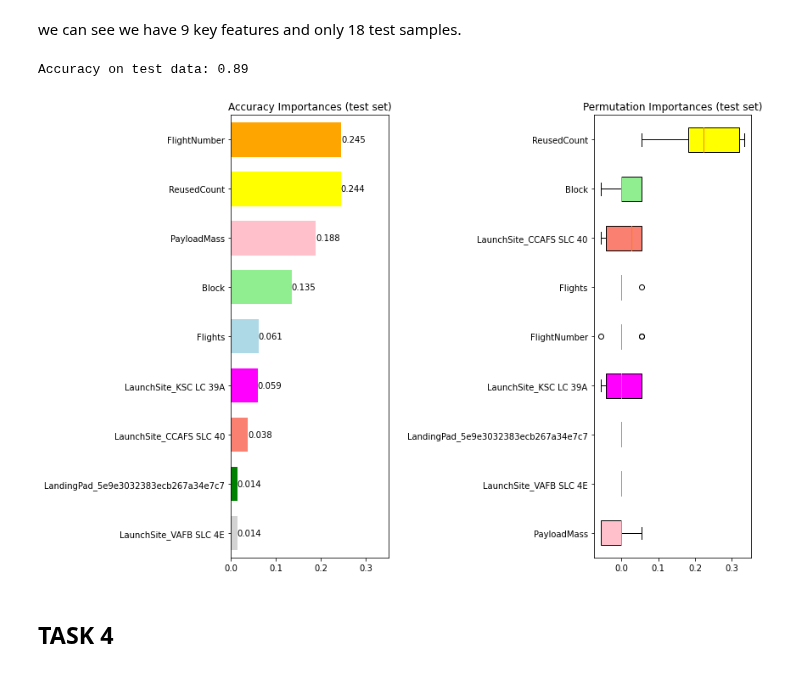
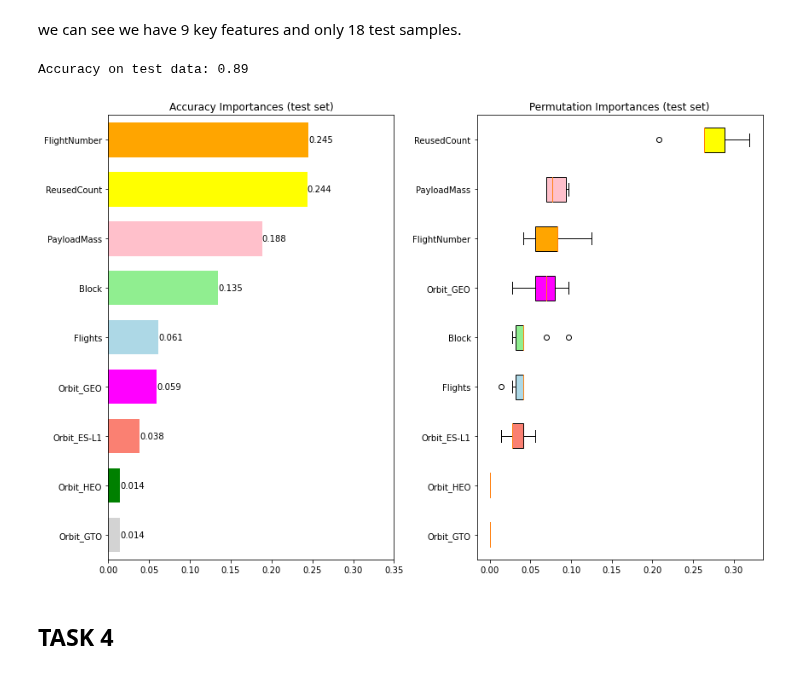
Before and after one commit to mattjcaron/Applied-Data-Science-Capstone, a Jupyter notebook: Machine Learning Prediction lab.ipynb, the cells around one changed output. Drawn from its saved outputs; the diff is of its cells as text; code cells hidden in the pictures.

```diff
--- a/Machine Learning Prediction lab.ipynb
+++ b/Machine Learning Prediction lab.ipynb
@@ -134,9 +129,9 @@ cn = ['Did Not Land','Landed']
 Class = data['Class']
 # %%
 # "VarianceThreshold is a simple baseline approach to improved feature selection whose variance doesn’t meet threshold for significance". SKLearn
-# Found that if we remove features that are either one or zero in more than 70% of our samples, random "noise" for modeling (see bar graphs below).
+# Found that if we remove features that are either one or zero in more than 70% of our samples we improve accruacy for modeling (see bar graphs below).
 from sklearn.feature_selection import VarianceThreshold
-X_new = VarianceThreshold(threshold=(.7 * (1 - .7))).fit_transform(X)
+X_new = VarianceThreshold(threshold=(.3 * (1 - .3))).fit_transform(X)
 X = X_new
 print(X.shape)
 # %% [output]
@@ -186,7 +181,7 @@ clf.fit(X_train, Y_train)
 print("Accuracy on test data: {:.2f}".format(clf.score(X_test, Y_test)))
 
 
-result = permutation_importance(clf, X_test, Y_test, n_repeats=10, random_state=2)
+result = permutation_importance(clf, X_train, Y_train, n_repeats=10, random_state=2)
 perm_sorted_idx = result.importances_mean.argsort()
 feature_perm_sort=[ ]
 for i in perm_sorted_idx: feature_perm_sort.append (fn[i])
@@ -203,34 +198,34 @@ for number in tree_importance_sorted_idx:
 perm_colors= []
 for number in perm_sorted_idx:
     perm_colors.append(color_number[number]),
 
 fig, (ax1, ax2) = plt.subplots(1, 2, figsize=(12, 8))
 hbars = ax1.barh(tree_indices, clf.feature_importances_[tree_importance_sorted_idx], height= 0.7, color= tree_colors)
 ax1.set_yticks(tree_indices)
 ax1.set_yticklabels(feature_tree_sort)
 ax1.set_ylim((0, len(clf.feature_importances_)))
 # Label with specially formatted floats
 ax1.bar_label(hbars, fmt='%.3f')
 ax1.set_xlim(0, .35)
 ax1.set_title("Accuracy Importances (test set)")
 
 bplot= ax2.boxplot(
     result.importances[perm_sorted_idx].T,
     vert=False,
     labels= feature_perm_sort,
     patch_artist=True,
 )
 ax2.set_title("Permutation Importances (test set)")
 
 for patch, color in zip(bplot['boxes'], perm_colors):
         patch.set_facecolor(color)
 
 fig.tight_layout()
 plt.show()
 fs= tree_indices - 0.5
 # %% [output]
 Accuracy on test data: 0.89
-[figure, old version]
+[figure, new version]
 # %% [markdown]
 ## TASK  4
 # %% [markdown]
```
Also changed, not shown: parts of 6 cells of this notebook.
